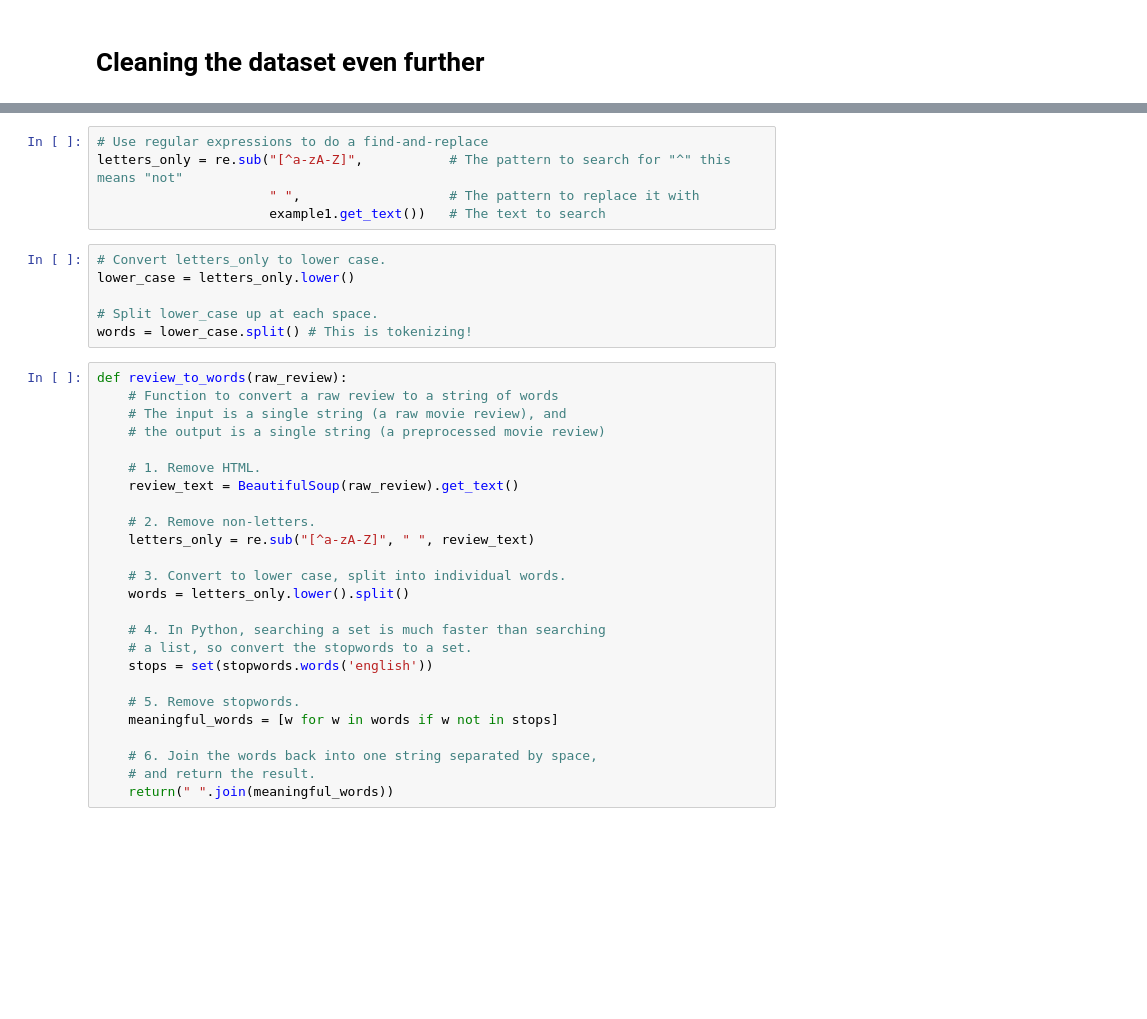
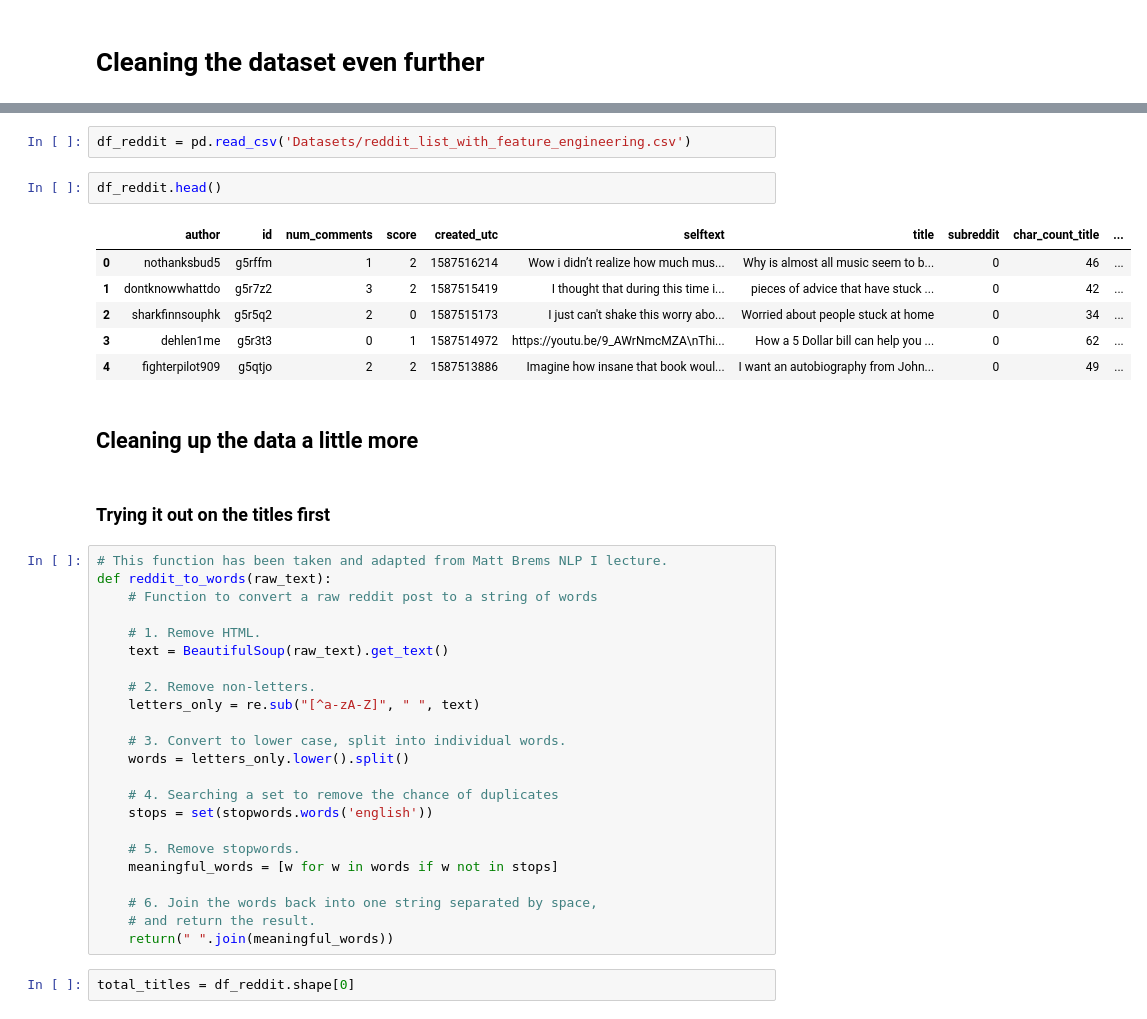
Before and after one commit to roycephillipsjr/GA_project_3_Reddit_Classification, a Jupyter notebook: 03_Further_Cleaning.ipynb, the cells around one changed output, grey strips where cells are left out. Cells and saved outputs as stored; diff of their text form; blank space fills up the shorter version.

```diff
--- a/03_Further_Cleaning.ipynb
+++ b/03_Further_Cleaning.ipynb
@@ -36,31 +18,33 @@ print(example1.get_text())
-# %%
-# Use regular expressions to do a find-and-replace
-letters_only = re.sub("[^a-zA-Z]",           # The pattern to search for "^" this means "not"
-                      " ",                   # The pattern to replace it with
-                      example1.get_text())   # The text to search
-# %%
-# Convert letters_only to lower case.
-lower_case = letters_only.lower()
-
-# Split lower_case up at each space.
-words = lower_case.split() # This is tokenizing!
+# %%
+df_reddit = pd.read_csv('Datasets/reddit_list_with_feature_engineering.csv')
+# %%
+df_reddit.head()
+# %% [output]
+|  | author | id | num_comments | score | created_utc | selftext | title | subreddit | char_count_title | ... |
+| 0 | nothanksbud5 | g5rffm | 1 | 2 | 1587516214 | Wow i didn’t realize how much mus... | Why is almost all music seem to b... | 0 | 46 | ... |
+| 1 | dontknowwhattdo | g5r7z2 | 3 | 2 | 1587515419 | I thought that during this time i... | pieces of advice that have stuck ... | 0 | 42 | ... |
+| 2 | sharkfinnsouphk | g5r5q2 | 2 | 0 | 1587515173 | I just can't shake this worry abo... | Worried about people stuck at home | 0 | 34 | ... |
+| 3 | dehlen1me | g5r3t3 | 0 | 1 | 1587514972 | https://youtu.be/9_AWrNmcMZA\nThi... | How a 5 Dollar bill can help you ... | 0 | 62 | ... |
+| 4 | fighterpilot909 | g5qtjo | 2 | 2 | 1587513886 | Imagine how insane that book woul... | I want an autobiography from John... | 0 | 49 | ... |
+# %% [markdown]
+## Cleaning up the data a little more
+# %% [markdown]
+### Trying it out on the titles first
 # %%
-def review_to_words(raw_review):
-    # Function to convert a raw review to a string of words
-    # The input is a single string (a raw movie review), and
-    # the output is a single string (a preprocessed movie review)
+# This function has been taken and adapted from Matt Brems NLP I lecture.
+def reddit_to_words(raw_text):
+    # Function to convert a raw reddit post to a string of words
 
     # 1. Remove HTML.
-    review_text = BeautifulSoup(raw_review).get_text()
+    text = BeautifulSoup(raw_text).get_text()
 
     # 2. Remove non-letters.
-    letters_only = re.sub("[^a-zA-Z]", " ", review_text)
+    letters_only = re.sub("[^a-zA-Z]", " ", text)
 
     # 3. Convert to lower case, split into individual words.
     words = letters_only.lower().split()
 
-    # 4. In Python, searching a set is much faster than searching
-    # a list, so convert the stopwords to a set.
+    # 4. Searching a set to remove the chance of duplicates
     stops = set(stopwords.words('english'))
 
     # 5. Remove stopwords.
@@ -69,4 +53,6 @@ def review_to_words(raw_review):
     # 6. Join the words back into one string separated by space,
     # and return the result.
     return(" ".join(meaningful_words))
+# %%
+total_titles = df_reddit.shape[0]
 # %%
```
Also changed, not shown: parts of 24 cells of this notebook, 6 other files.
